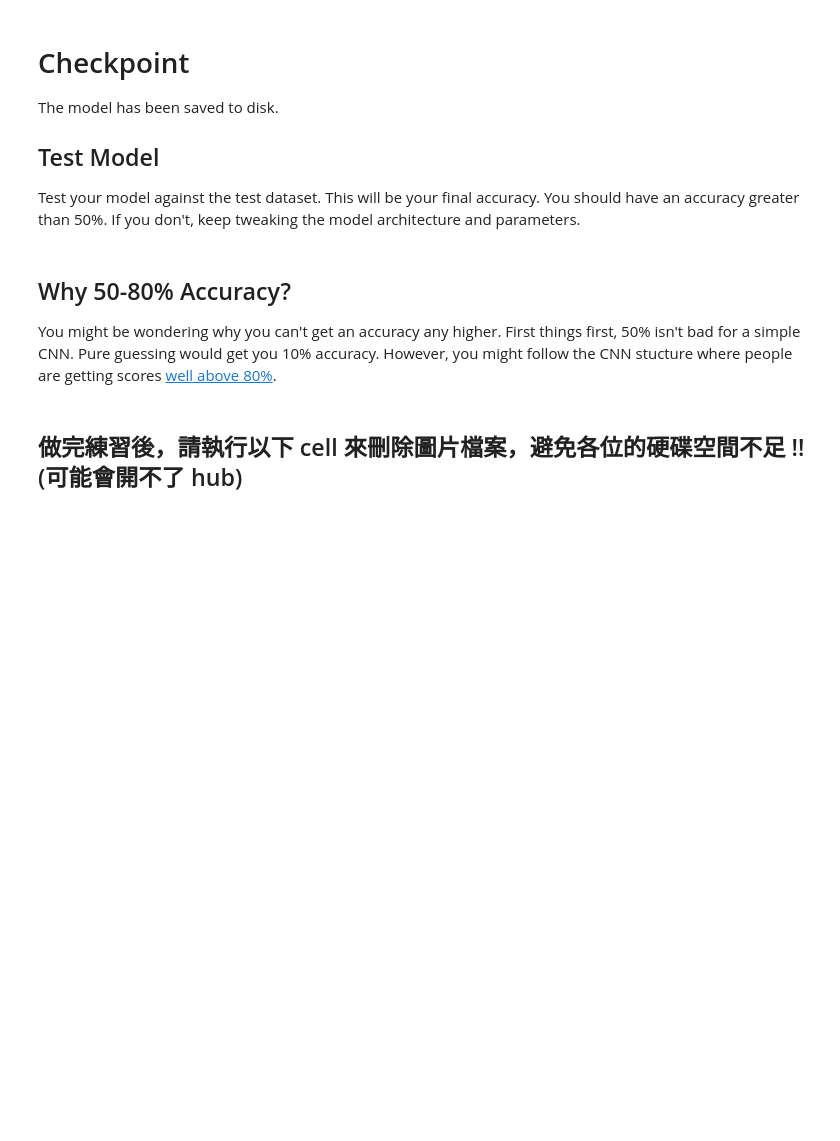
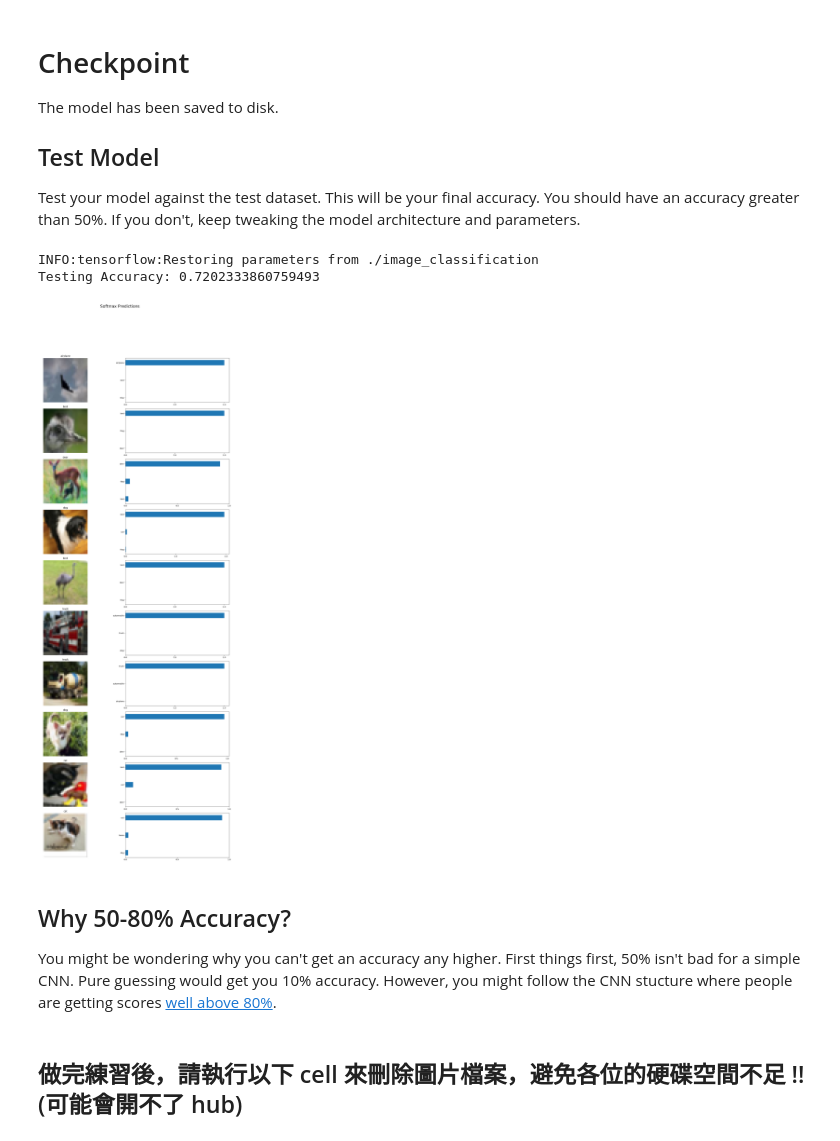
Before and after one commit to huohsien/AIA_CVCNN, a Jupyter notebook: part2/01_cnn_in_tensorflow/practice_cifar10_tensorflow.ipynb, the cells around one changed output. Drawn from its saved outputs; the diff is of its cells as text; code cells hidden in the pictures; blank space fills up the shorter version.

Commit message:
finish part2 cnn in tensor flow. modify a little bit

```diff
--- a/part2/01_cnn_in_tensorflow/practice_cifar10_tensorflow.ipynb
+++ b/part2/01_cnn_in_tensorflow/practice_cifar10_tensorflow.ipynb
@@ -183,7 +214,7 @@ def neural_net_image_input(image_shape):
     # TODO: Implement Function
     # 請命名為 x
 
-    return None
+    return tf.placeholder(dtype=tf.float32, shape=(None,image_shape[0],image_shape[1],image_shape[2]), name='x')
 
 
 def neural_net_label_input(n_classes):
@@ -195,7 +226,7 @@ def neural_net_label_input(n_classes):
     # TODO: Implement Function
     # 請命名為 y
 
-    return None
+    return tf.placeholder(dtype=tf.float32, shape=(None,n_classes), name='y')
 
 
 def neural_net_keep_prob_input():
@@ -206,7 +237,7 @@ def neural_net_keep_prob_input():
     # TODO: Implement Function
     # 請命名為 keep_prob
 
-    return None
+    return tf.placeholder(dtype=tf.float32, name='keep_prob')
 
 """
 DON'T MODIFY ANYTHING IN THIS CELL THAT IS BELOW THIS LINE
@@ -257,7 +322,7 @@ def flatten(x_tensor):
     # TODO: Implement Function
     # HINT: tf.layers.flatten
 
-    return None
+    return tf.layers.flatten(x_tensor)
 
 
 """
@@ -329,24 +431,25 @@ def conv_net(x, keep_prob):
     # 如同先前提到的 kernel (filter) size、strides 等等都是可以調整的參數，請自由調整看看是否對結果會有影響
     # 每次 convolution 要使用的 filters 數量也是可以調整的
 
-    conv_ksize = (?,?) # 請自行設定
-    conv_strides = (?,?)
-    pool_ksize = (?,?)
-    pool_strides = (?,?)
+    conv_ksize = (3,3) # 請自行設定
+    conv_strides = (1,1)
+    pool_ksize = (2,2)
+    pool_strides = (2,2)
 
 
     # TODO: Apply 1, 2, or 3 Convolution and Max Pool layers
     # Function Definition from Above:
     #    conv2d_maxpool(x_tensor, conv_num_outputs, conv_ksize, conv_strides, pool_ksize, pool_strides)
     # 請自行設定 CNN 的架構，要幾層 convolution + pooling? filters 的數量要多少等等
-
-
+    conv1 = conv2d_maxpool(x, 64, conv_ksize, conv_strides, pool_ksize, pool_strides)
+    conv2 = conv2d_maxpool(conv1, 128, conv_ksize, conv_strides, pool_ksize, pool_strides)
+    conv3 = conv2d_maxpool(conv2, 256, conv_ksize, conv_strides, pool_ksize, pool_strides)
 
 
     # TODO: Apply a Flatten Layer
     # Function Definition from Above:
     #   flatten(x_tensor)
-
+    fc = flatten(conv3)
 
 
 
@@ -355,7 +458,12 @@ def conv_net(x, keep_prob):
     # Function Definition from Above:
     #   fully_conn(x_tensor, num_outputs)
     # 加上一些 fully connected layer，也請試著使用 tf.nn.dropout
-
+    fc1 = fully_conn(fc, 1024)
+    fc1d = tf.nn.dropout(fc1, keep_prob=keep_prob)
+    fc2 = fully_conn(fc1d, 256)
+    fc2d = tf.nn.dropout(fc2, keep_prob=keep_prob)
+    fc3 = fully_conn(fc2d, 128)
+    fc3d = tf.nn.dropout(fc3, keep_prob=keep_prob)
 
 
     # TODO: Apply an Output Layer
@@ -367,7 +475,7 @@ def conv_net(x, keep_prob):
 
 
     # TODO: return output
-    return None
+    return output(fc3d, 10)
 
 """
 DON'T MODIFY ANYTHING IN THIS CELL THAT IS BELOW THIS LINE
@@ -428,7 +546,10 @@ def train_neural_network(session, optimizer, keep_probability, feature_batch, la
     """
     # TODO: Implement Function
     # 請使用 session.run, 運行我們定義好的 optimizer，並將訓練用的 features_batch, label_batch, keep_prob 用 feed_dict 的形式放進去
-
+    session.run(optimizer, feed_dict={
+    x: feature_batch,
+    y: label_batch,
+    keep_prob: keep_probability})
 
 """
 DON'T MODIFY ANYTHING IN THIS CELL THAT IS BELOW THIS LINE
@@ -551,7 +710,7 @@ except NameError:
     batch_size = 64
 
 save_model_path = './image_classification'
-n_samples = 4
+n_samples = 10
 top_n_predictions = 3
 
 def test_model():
@@ -567,34 +726,38 @@ def test_model():
         loader = tf.train.import_meta_graph(save_model_path + '.meta')
         loader.restore(sess, save_model_path)
 
         # Get Tensors from loaded model
         loaded_x = loaded_graph.get_tensor_by_name('x:0')
         loaded_y = loaded_graph.get_tensor_by_name('y:0')
         loaded_keep_prob = loaded_graph.get_tensor_by_name('keep_prob:0')
         loaded_logits = loaded_graph.get_tensor_by_name('logits:0')
         loaded_acc = loaded_graph.get_tensor_by_name('accuracy:0')
 
         # Get accuracy in batches for memory limitations
         test_batch_acc_total = 0
         test_batch_count = 0
 
         for train_feature_batch, train_label_batch in helper.batch_features_labels(test_features, test_labels, batch_size):
             test_batch_acc_total += sess.run(
                 loaded_acc,
                 feed_dict={loaded_x: train_feature_batch, loaded_y: train_label_batch, loaded_keep_prob: 1.0})
             test_batch_count += 1
 
         print('Testing Accuracy: {}\n'.format(test_batch_acc_total/test_batch_count))
 
         # Print Random Samples
         random_test_features, random_test_labels = tuple(zip(*random.sample(list(zip(test_features, test_labels)), n_samples)))
         random_test_predictions = sess.run(
             tf.nn.top_k(tf.nn.softmax(loaded_logits), top_n_predictions),
             feed_dict={loaded_x: random_test_features, loaded_y: random_test_labels, loaded_keep_prob: 1.0})
-        helper.display_image_predictions(random_test_features, random_test_labels, random_test_predictions)
+        helper.display_image_predictions(random_test_features, random_test_labels, random_test_predictions, n_samples)
 
 
 test_model()
+# %% [output]
+INFO:tensorflow:Restoring parameters from ./image_classification
+Testing Accuracy: 0.7202333860759493
+[figure, added]
 # %% [markdown]
 ## Why 50-80% Accuracy?
 You might be wondering why you can't get an accuracy any higher. First things first, 50% isn't bad for a simple CNN.  Pure guessing would get you 10% accuracy. However, you might follow the CNN stucture where people are getting scores [well above 80%](http://rodrigob.github.io/are_we_there_yet/build/classification_datasets_results.html#43494641522d3130).
```
Also changed, not shown: parts of 15 cells of this notebook, 6 other files.
